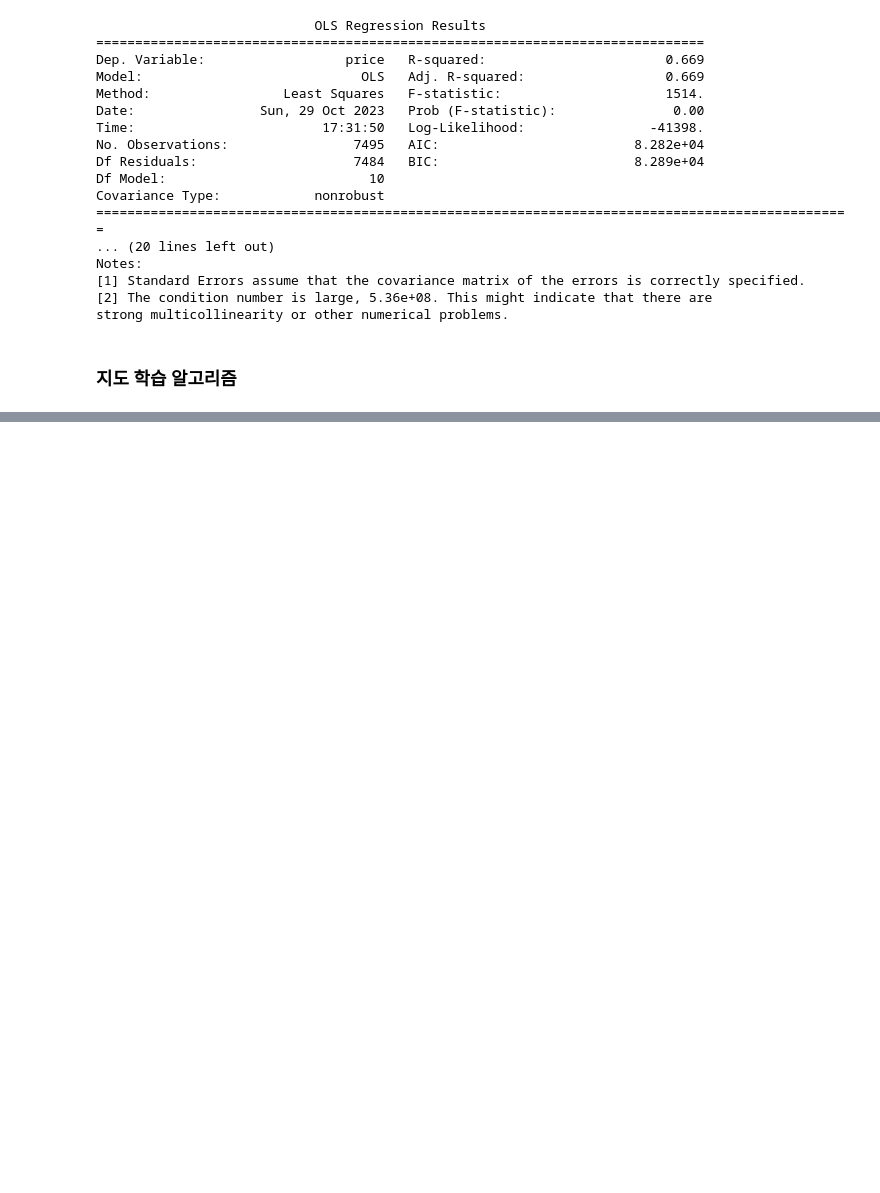
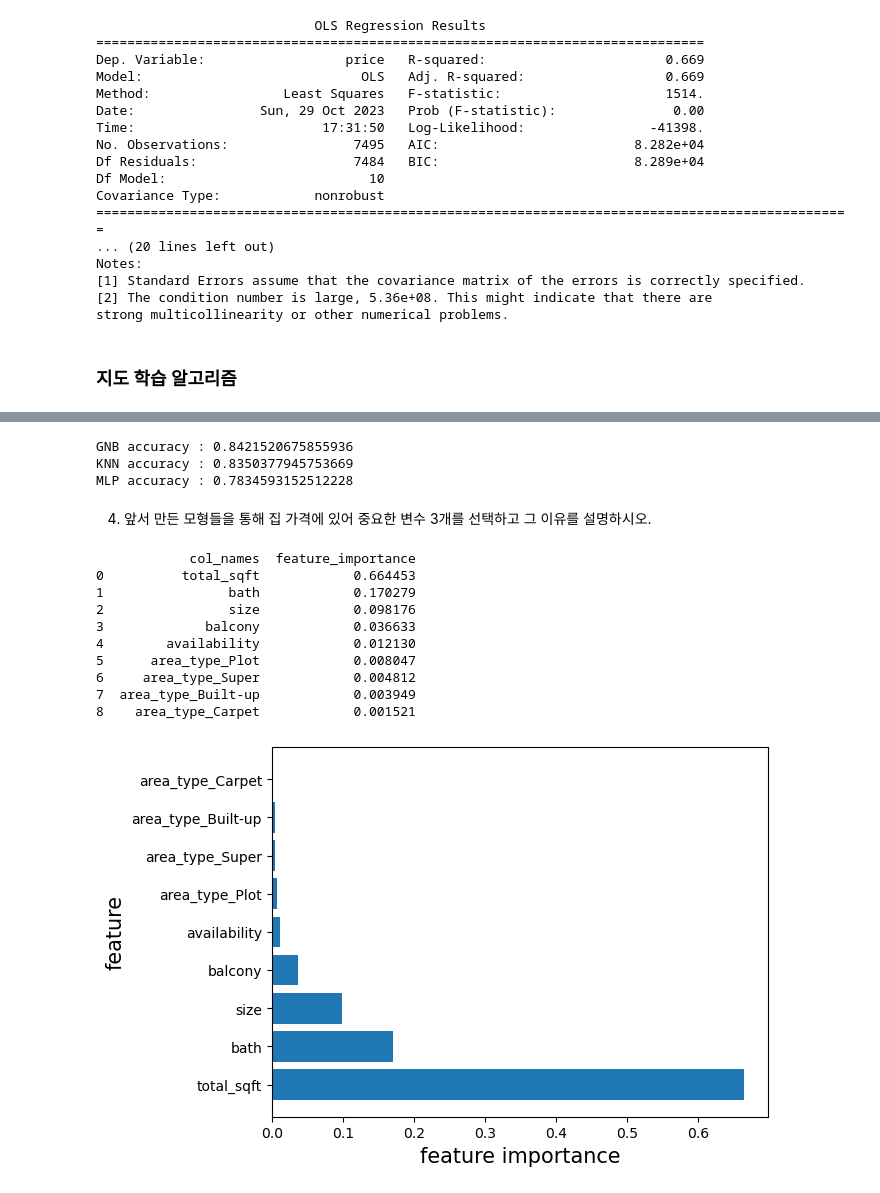
Before and after one commit to Junoflows/ADP, a Jupyter notebook: 교재 정리/교재 연습문제.ipynb, the cells around one changed output, grey strips where cells are left out. Drawn from its saved outputs; the diff is of its cells as text; code cells hidden in the pictures; blank space fills up the shorter version.

```diff
--- a/교재 정리/교재 연습문제.ipynb
+++ b/교재 정리/교재 연습문제.ipynb
@@ -928,0 +1019,3 @@ strong multicollinearity or other numerical problems.
+# %%
+data['level'] = data['level'].map({'높음' : 1, '낮음' : 0})
+data
@@ -928,0 +1036,58 @@ strong multicollinearity or other numerical problems.
+# %%
+from sklearn.ensemble import RandomForestClassifier
+from sklearn.neighbors import KNeighborsClassifier
+from sklearn.neural_network import MLPClassifier
+
+X = data.drop(['price', 'level'], axis = 1)
+y = data['level']
+
+X = pd.get_dummies(X, columns = ['area_type'])
+
+X_train, X_test, y_train, y_test = train_test_split(X, y, test_size= 0.3, random_state= 42)
+
+rf = RandomForestClassifier()
+KNN = KNeighborsClassifier(n_neighbors= 3)
+MLP = MLPClassifier()
+
+rf.fit(X_train, y_train)
+KNN.fit(X_train, y_train)
+MLP.fit(X_train, y_train)
+
+print('rf accuracy :', rf.score(X_test, y_test))
+print('KNN accuracy :', KNN.score(X_test, y_test))
+print('MLP accuracy :', MLP.score(X_test, y_test))
+
+# Accuarcy 를 평가지표로 성능이 가장 좋은 모델은 rf 이 가장 좋다.
+# %% [output]
+GNB accuracy : 0.8421520675855936
+KNN accuracy : 0.8350377945753669
+MLP accuracy : 0.7834593152512228
+# %% [markdown]
+4. 앞서 만든 모형들을 통해 집 가격에 있어 중요한 변수 3개를 선택하고 그 이유를 설명하시오.
+# %%
+# 변수 중요도 확인
+importances = pd.DataFrame(rf.feature_importances_)
+feature_importances = pd.concat([pd.DataFrame(X.columns), importances], axis = 1)
+feature_importances.columns = ['col_names', 'feature_importance']
+feature_importances = feature_importances.sort_values(by = 'feature_importance', ascending= False).reset_index(drop = True)
+print(feature_importances)
+
+plt.barh(feature_importances['col_names'], feature_importances['feature_importance'], align = 'center')
+plt.xlabel('feature importance', size = 15)
+plt.ylabel('feature', size = 15)
+plt.show()
+
+# 랜덤포레스트 모델로 학습하였을 때의 변수중요도를 확인하였다.
+# 큰 중요도 순으로 total_sqft, bath, size 순으로
+# %% [output]
+            col_names  feature_importance
+0          total_sqft            0.664453
+1                bath            0.170279
+2                size            0.098176
+3             balcony            0.036633
+4        availability            0.012130
+5      area_type_Plot            0.008047
+6     area_type_Super            0.004812
+7  area_type_Built-up            0.003949
+8    area_type_Carpet            0.001521
+[figure, added]
```
Also changed, not shown: parts of 27 cells of this notebook.
